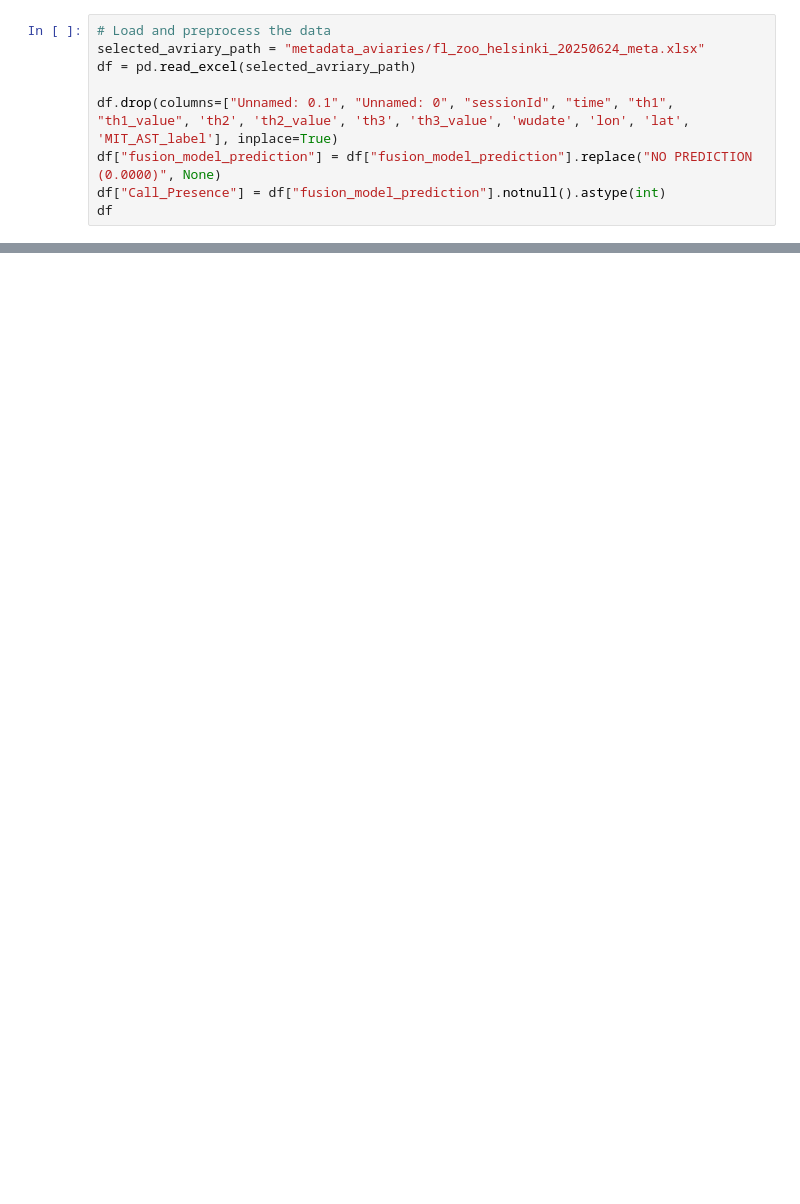
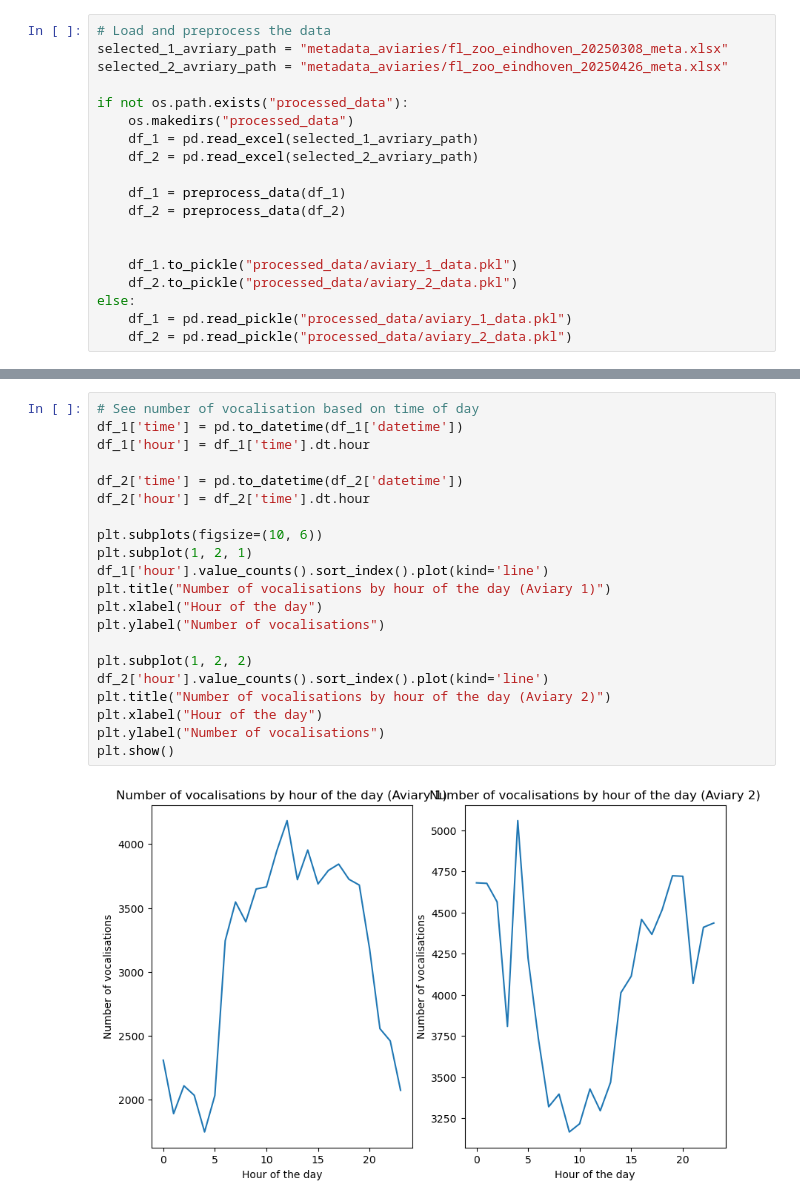
Before and after one commit to IonasDKE/Bird-Call-Type-Analysis, a Jupyter notebook: Aviary_Analysis.ipynb, the cells around one changed output, grey strips where cells are left out. Cells and saved outputs as stored; diff of their text form; blank space fills up the shorter version.

```diff
--- a/Aviary_Analysis.ipynb
+++ b/Aviary_Analysis.ipynb
@@ -7,9 +20,19 @@ from scipy.stats import chi2_contingency
 # %%
 # Load and preprocess the data
-selected_avriary_path = "metadata_aviaries/fl_zoo_helsinki_20250624_meta.xlsx"
-df = pd.read_excel(selected_avriary_path)
+selected_1_avriary_path = "metadata_aviaries/fl_zoo_eindhoven_20250308_meta.xlsx"
+selected_2_avriary_path = "metadata_aviaries/fl_zoo_eindhoven_20250426_meta.xlsx"
 
-df.drop(columns=["Unnamed: 0.1", "Unnamed: 0", "sessionId", "time", "th1", "th1_value", 'th2', 'th2_value', 'th3', 'th3_value', 'wudate', 'lon', 'lat', 'MIT_AST_label'], inplace=True)
-df["fusion_model_prediction"] = df["fusion_model_prediction"].replace("NO PREDICTION (0.0000)", None)
-df["Call_Presence"] = df["fusion_model_prediction"].notnull().astype(int)
-df
+if not os.path.exists("processed_data"):
+    os.makedirs("processed_data")
+    df_1 = pd.read_excel(selected_1_avriary_path)
+    df_2 = pd.read_excel(selected_2_avriary_path)
+
+    df_1 = preprocess_data(df_1)
+    df_2 = preprocess_data(df_2)
+
+
+    df_1.to_pickle("processed_data/aviary_1_data.pkl")
+    df_2.to_pickle("processed_data/aviary_2_data.pkl")
+else:
+    df_1 = pd.read_pickle("processed_data/aviary_1_data.pkl")
+    df_2 = pd.read_pickle("processed_data/aviary_2_data.pkl")
@@ -29,0 +122,23 @@ df
+# %%
+# See number of vocalisation based on time of day
+df_1['time'] = pd.to_datetime(df_1['datetime'])
+df_1['hour'] = df_1['time'].dt.hour
+
+df_2['time'] = pd.to_datetime(df_2['datetime'])
+df_2['hour'] = df_2['time'].dt.hour
+
+plt.subplots(figsize=(10, 6))
+plt.subplot(1, 2, 1)
+df_1['hour'].value_counts().sort_index().plot(kind='line')
+plt.title("Number of vocalisations by hour of the day (Aviary 1)")
+plt.xlabel("Hour of the day")
+plt.ylabel("Number of vocalisations")
+
+plt.subplot(1, 2, 2)
+df_2['hour'].value_counts().sort_index().plot(kind='line')
+plt.title("Number of vocalisations by hour of the day (Aviary 2)")
+plt.xlabel("Hour of the day")
+plt.ylabel("Number of vocalisations")
+plt.show()
+# %% [output]
+[figure, added]
```
Also changed, not shown: parts of 10 cells of this notebook.
